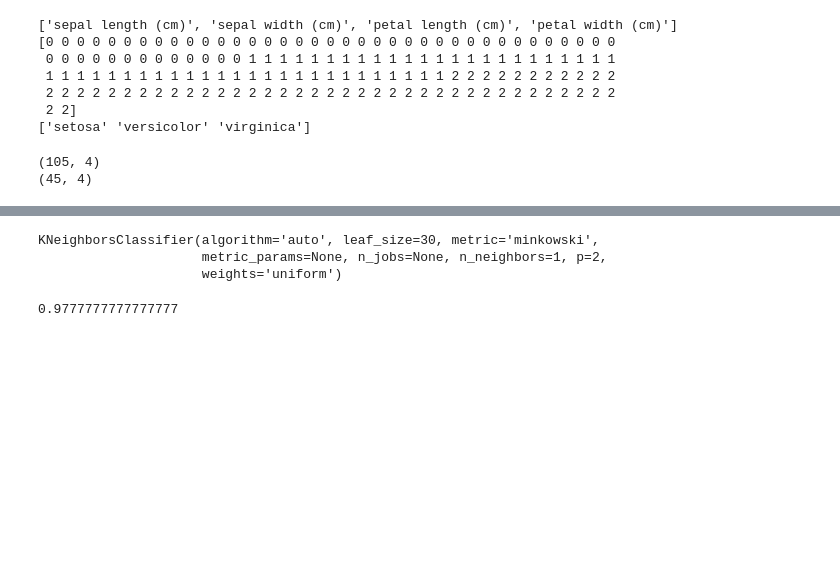
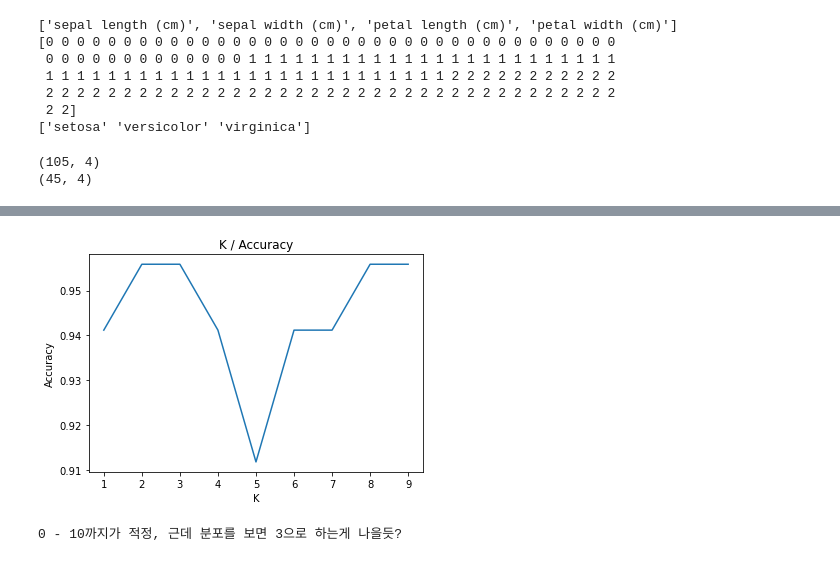
Before and after one commit to hygoni/Introduction-to-Machine-Learning-with-Python, a Jupyter notebook: Chapter1. Introduction/iris_classification.ipynb, the cells around one changed output, grey strips where cells are left out. Saved outputs shown, nothing was run; the diff lists cells and outputs as text; code cells hidden in the pictures; blank space fills up the shorter version.

```diff
--- a/Chapter1. Introduction/iris_classification.ipynb
+++ b/Chapter1. Introduction/iris_classification.ipynb
@@ -80,16 +81,36 @@ array([[<matplotlib.axes._subplots.AxesSubplot object at 0x...>,
-# %%
-from sklearn.neighbors import KNeighborsClassifier
-import numpy as np
-K = 1
-knn = KNeighborsClassifier(n_neighbors = K)
-# %%
-knn.fit(X_train, Y_train) #와 학습 되게 간단하다
-# %% [output]
-KNeighborsClassifier(algorithm='auto', leaf_size=30, metric='minkowski',
-                     metric_params=None, n_jobs=None, n_neighbors=1, p=2,
-                     weights='uniform')
-# %%
-Y_pred = knn.predict(X_test) #예측도 겁나 간단..
-np.mean(Y_pred == Y_test)
-# %% [output]
-0.9777777777777777
+# %%
+from sklearn.neighbors import KNeighborsClassifier
+import numpy as np
+from random import randint
+
+# 데이터를 랜덤하게 섞어서, K에 따라서 정확도가 어떻게 달라지는지 평균값을 구함
+
+X_train, X_test, Y_train, Y_test = train_test_split(iris_dataset['data'], iris_dataset['target'], random_state=randint(1, 100), test_size=0.45)
+
+X = [i for i in range(1, 10)]
+Y_total = []
+
+TRIES = 30
+for tries in range(1, TRIES + 1):
+    Y = []
+    for K in range(1, 10):
+        knn = KNeighborsClassifier(n_neighbors = K)
+        knn.fit(X_train, Y_train)
+        Y_pred = knn.predict(X_test)
+        accuracy = np.mean(Y_pred == Y_test)
+        Y.append(accuracy)
+    Y_total = [Y[i] + Y_total[i] for i in range(len(Y_total))]
+
+
+Y_total = [elem / TRIES for elem in Y_total]
+
+plt.plot(X, Y)
+plt.xlabel('K')
+plt.ylabel('Accuracy')
+plt.title('K / Accuracy')
+plt.show()
+
+print('0 - 10까지가 적정, 근데 분포를 보면 3으로 하는게 나을듯?')
+# %% [output]
+[figure, added]
+0 - 10까지가 적정, 근데 분포를 보면 3으로 하는게 나을듯?
```
Also changed, not shown: parts of 3 cells of this notebook.
